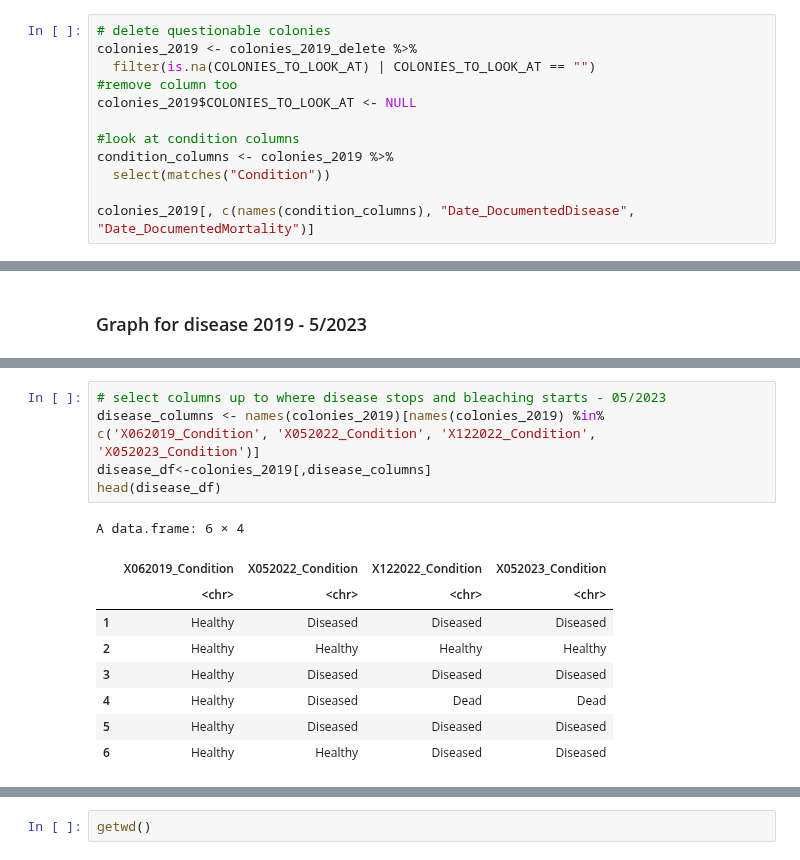
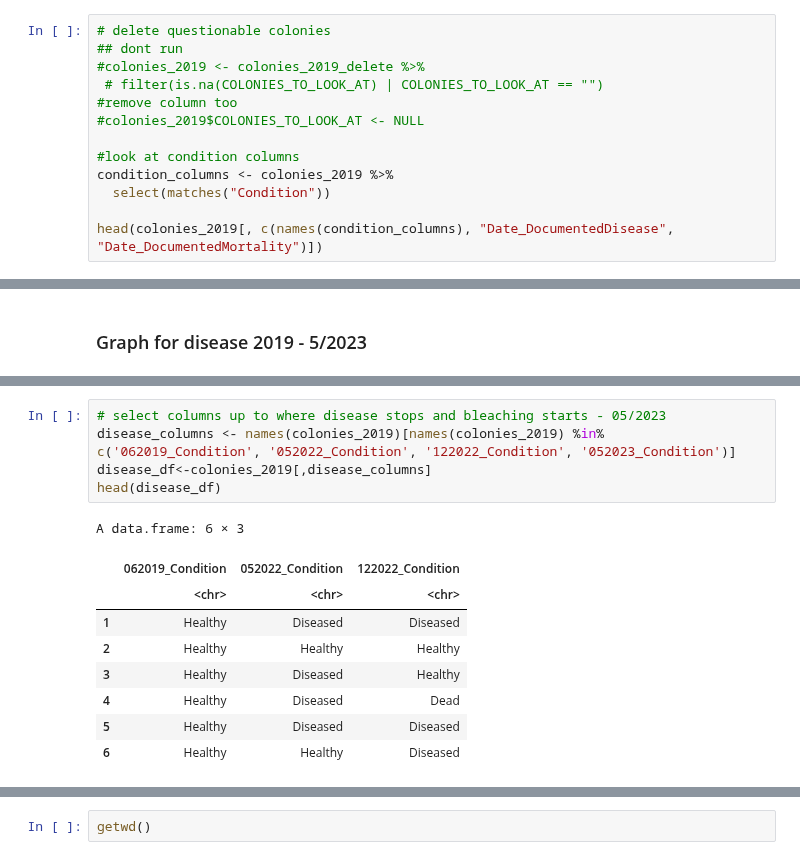
Before and after one commit to brookewicz/CBC_metagenomics, a Jupyter notebook: Demographics/Demographics.ipynb, the cells around one changed output, grey strips where cells are left out. Saved outputs shown, nothing was run; the diff lists cells and outputs as text.

```diff
--- a/Demographics/Demographics.ipynb
+++ b/Demographics/Demographics.ipynb
@@ -110,13 +147,14 @@ A data.frame: 3 × 38
 # %%
 # delete questionable colonies
-colonies_2019 <- colonies_2019_delete %>%
-  filter(is.na(COLONIES_TO_LOOK_AT) | COLONIES_TO_LOOK_AT == "")
+## dont run
+#colonies_2019 <- colonies_2019_delete %>%
+ # filter(is.na(COLONIES_TO_LOOK_AT) | COLONIES_TO_LOOK_AT == "")
 #remove column too
-colonies_2019$COLONIES_TO_LOOK_AT <- NULL
+#colonies_2019$COLONIES_TO_LOOK_AT <- NULL
 
 #look at condition columns
 condition_columns <- colonies_2019 %>%
   select(matches("Condition"))
 
-colonies_2019[, c(names(condition_columns), "Date_DocumentedDisease", "Date_DocumentedMortality")]
+head(colonies_2019[, c(names(condition_columns), "Date_DocumentedDisease", "Date_DocumentedMortality")])
 # %% [output]
@@ -176,17 +202,17 @@ A data.frame: 6 × 37
 # %%
 # select columns up to where disease stops and bleaching starts - 05/2023
-disease_columns <- names(colonies_2019)[names(colonies_2019) %in% c('X062019_Condition', 'X052022_Condition', 'X122022_Condition', 'X052023_Condition')]
+disease_columns <- names(colonies_2019)[names(colonies_2019) %in% c('062019_Condition', '052022_Condition', '122022_Condition', '052023_Condition')]
 disease_df<-colonies_2019[,disease_columns]
 head(disease_df)
 # %% [output]
-A data.frame: 6 × 4
+A data.frame: 6 × 3
-|  | X062019_Condition | X052022_Condition | X122022_Condition | X052023_Condition |
-|  | <chr> | <chr> | <chr> | <chr> |
-| 1 | Healthy | Diseased | Diseased | Diseased |
-| 2 | Healthy | Healthy | Healthy | Healthy |
-| 3 | Healthy | Diseased | Diseased | Diseased |
-| 4 | Healthy | Diseased | Dead | Dead |
-| 5 | Healthy | Diseased | Diseased | Diseased |
-| 6 | Healthy | Healthy | Diseased | Diseased |
+|  | 062019_Condition | 052022_Condition | 122022_Condition |
+|  | <chr> | <chr> | <chr> |
+| 1 | Healthy | Diseased | Diseased |
+| 2 | Healthy | Healthy | Healthy |
+| 3 | Healthy | Diseased | Healthy |
+| 4 | Healthy | Diseased | Dead |
+| 5 | Healthy | Diseased | Diseased |
+| 6 | Healthy | Healthy | Diseased |
 # %%
 convert_to_date <- function(col_name) {
```
Also changed, not shown: parts of 25 cells of this notebook.
